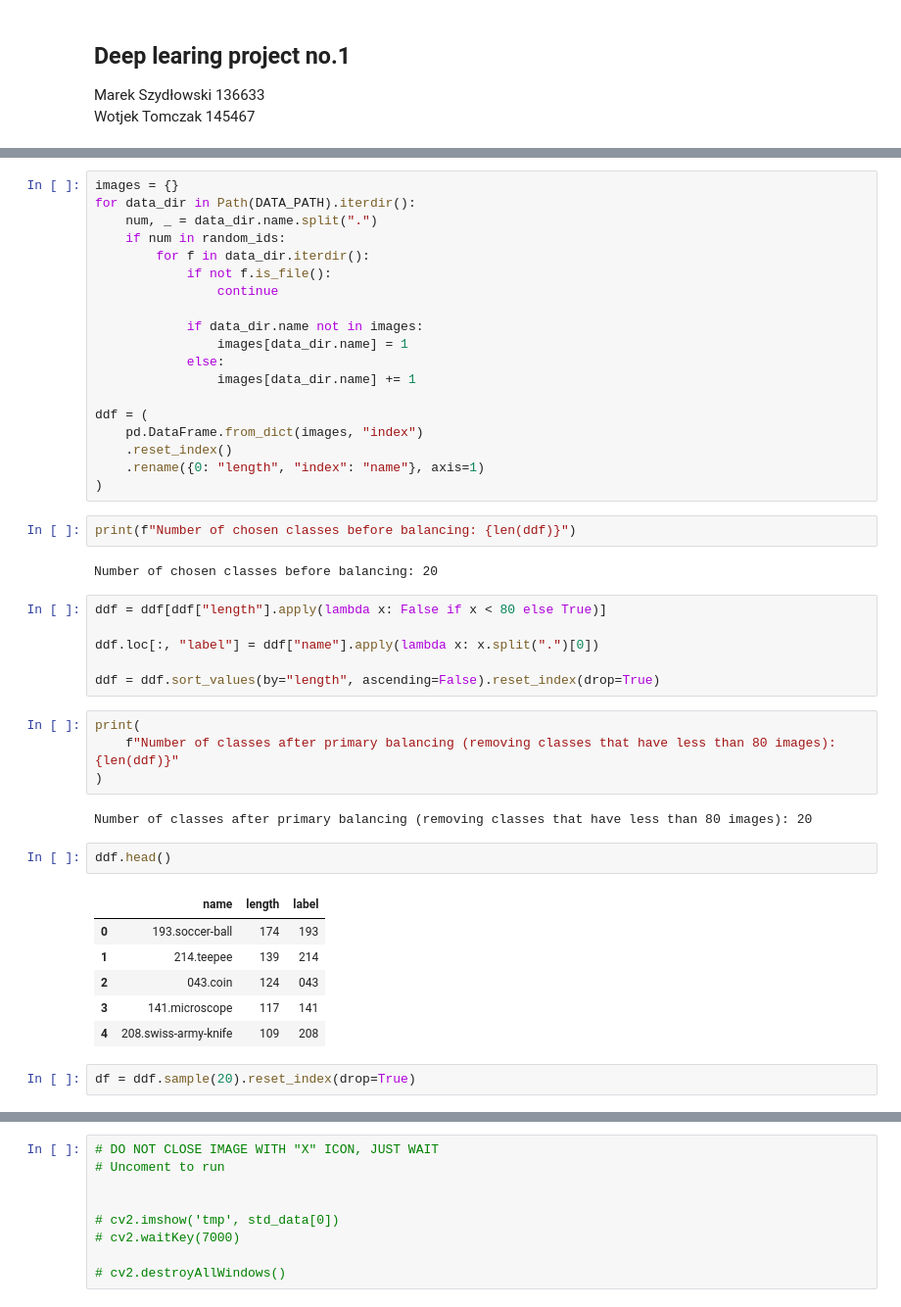
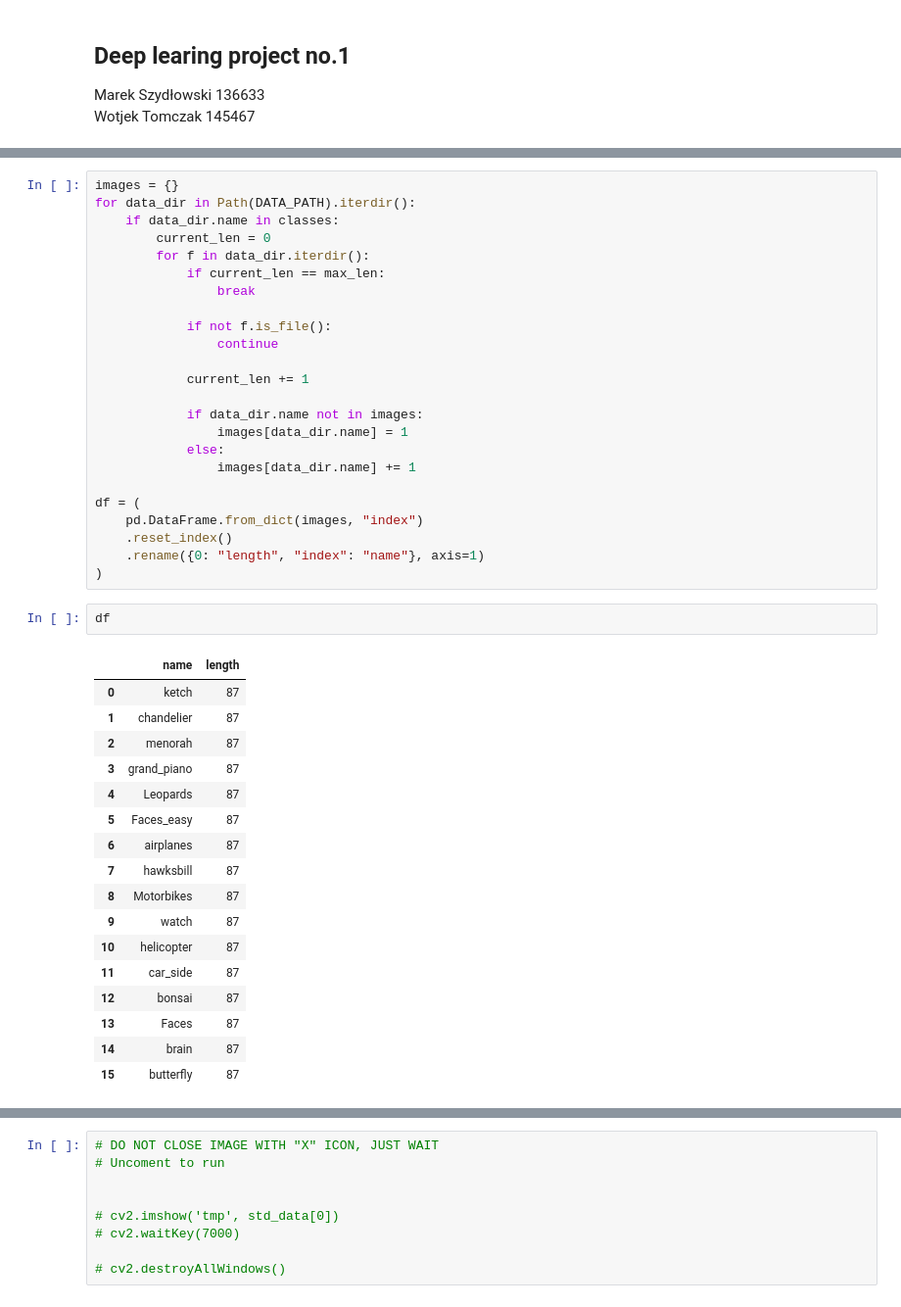
Before and after one commit to Vosloo/image-classifier, a Jupyter notebook: project.ipynb, the cells around one changed output, grey strips where cells are left out. Shown at 98% size. Drawn from its saved outputs; the diff is of its cells as text.

```diff
--- a/project.ipynb
+++ b/project.ipynb
@@ -163,49 +93,47 @@ random_ids = np.random.choice([str(i).zfill(3) for i in range(258)], 20, replace
 # %%
 images = {}
 for data_dir in Path(DATA_PATH).iterdir():
-    num, _ = data_dir.name.split(".")
-    if num in random_ids:
+    if data_dir.name in classes:
+        current_len = 0
         for f in data_dir.iterdir():
+            if current_len == max_len:
+                break
+
             if not f.is_file():
                 continue
+
+            current_len += 1
 
             if data_dir.name not in images:
                 images[data_dir.name] = 1
             else:
                 images[data_dir.name] += 1
 
-ddf = (
+df = (
     pd.DataFrame.from_dict(images, "index")
     .reset_index()
     .rename({0: "length", "index": "name"}, axis=1)
 )
-# %%
-print(f"Number of chosen classes before balancing: {len(ddf)}")
-# %% [output]
-Number of chosen classes before balancing: 20
-# %%
-ddf = ddf[ddf["length"].apply(lambda x: False if x < 80 else True)]
-
-ddf.loc[:, "label"] = ddf["name"].apply(lambda x: x.split(".")[0])
-
-ddf = ddf.sort_values(by="length", ascending=False).reset_index(drop=True)
-# %%
-print(
-    f"Number of classes after primary balancing (removing classes that have less than 80 images): {len(ddf)}"
-)
-# %% [output]
-Number of classes after primary balancing (removing classes that have less than 80 images): 20
-# %%
-ddf.head()
-# %% [output]
-|  | name | length | label |
-| 0 | 193.soccer-ball | 174 | 193 |
-| 1 | 214.teepee | 139 | 214 |
-| 2 | 043.coin | 124 | 043 |
-| 3 | 141.microscope | 117 | 141 |
-| 4 | 208.swiss-army-knife | 109 | 208 |
-# %%
-df = ddf.sample(20).reset_index(drop=True)
+# %%
+df
+# %% [output]
+|  | name | length |
+| 0 | ketch | 87 |
+| 1 | chandelier | 87 |
+| 2 | menorah | 87 |
+| 3 | grand_piano | 87 |
+| 4 | Leopards | 87 |
+| 5 | Faces_easy | 87 |
+| 6 | airplanes | 87 |
+| 7 | hawksbill | 87 |
+| 8 | Motorbikes | 87 |
+| 9 | watch | 87 |
+| 10 | helicopter | 87 |
+| 11 | car_side | 87 |
+| 12 | bonsai | 87 |
+| 13 | Faces | 87 |
+| 14 | brain | 87 |
+| 15 | butterfly | 87 |
 # %%
 dataset = []
 labels = []
```
Also changed, not shown: parts of 27 cells of this notebook.
